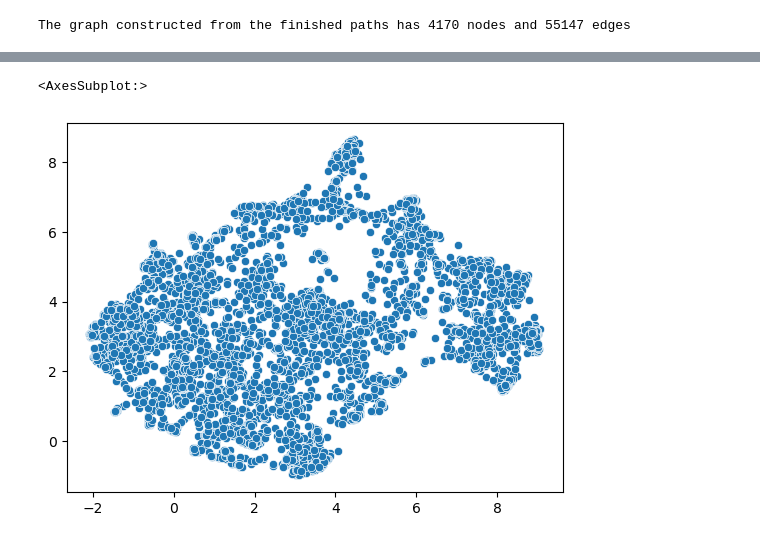
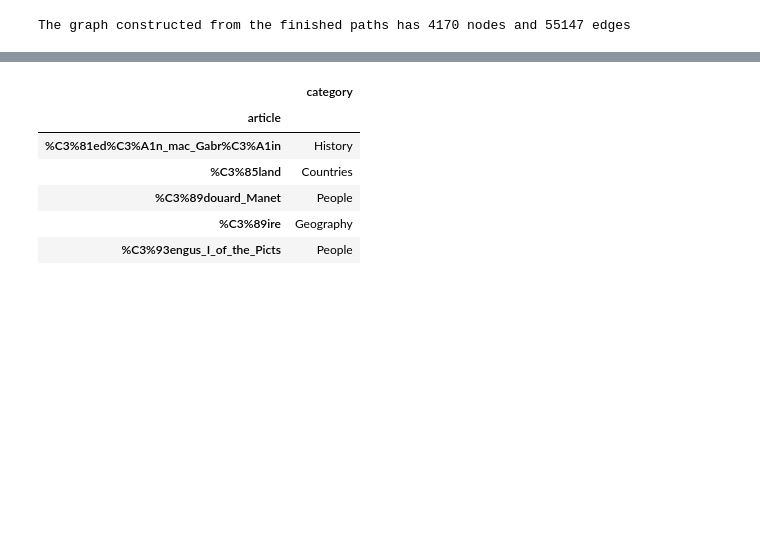
Before and after one commit to epfl-ada/ada-2022-project-deadmaus, a Jupyter notebook: graph_analysis.ipynb, the cells around one changed output, grey strips where cells are left out. Drawn from its saved outputs; the diff is of its cells as text; code cells hidden in the pictures; blank space fills up the shorter version.

```diff
--- a/graph_analysis.ipynb
+++ b/graph_analysis.ipynb
@@ -111,8 +71,15 @@ array([ 0.01866122, -0.44111574, -0.01633382,  0.2516948 ,  0.6385212 ,
-# %%
-reducer = umap.UMAP()
-embedding_2009 = reducer.fit_transform(model_2009.wv.get_normed_vectors())
-embedding_2009.shape
-sns.scatterplot(x=embedding_2009[:, 0], y=embedding_2009[:, 1])
-# %% [output]
-<AxesSubplot:>
-[figure, removed]
+# %%
+wiki_2009_categories = pd.read_csv('./wikispeedia_paths-and-graph/categories.tsv', delim_whitespace=True, names=['article', 'category'], comment='#')
+wiki_2009_categories = wiki_2009_categories.groupby('article').sample(1)
+wiki_2009_categories['category'] = wiki_2009_categories['category'].str.extract(r'subject\.([a-zA-Z]*)')
+wiki_2009_categories = wiki_2009_categories.set_index('article')
+article_2_cat = wiki_2009_categories.to_dict()['category']
+wiki_2009_categories.head()
+# %% [output]
+|  | category |
+| article |  |
+| %C3%81ed%C3%A1n_mac_Gabr%C3%A1in | History |
+| %C3%85land | Countries |
+| %C3%89douard_Manet | People |
+| %C3%89ire | Geography |
+| %C3%93engus_I_of_the_Picts | People |
```
Also changed, not shown: parts of 4 cells of this notebook.
